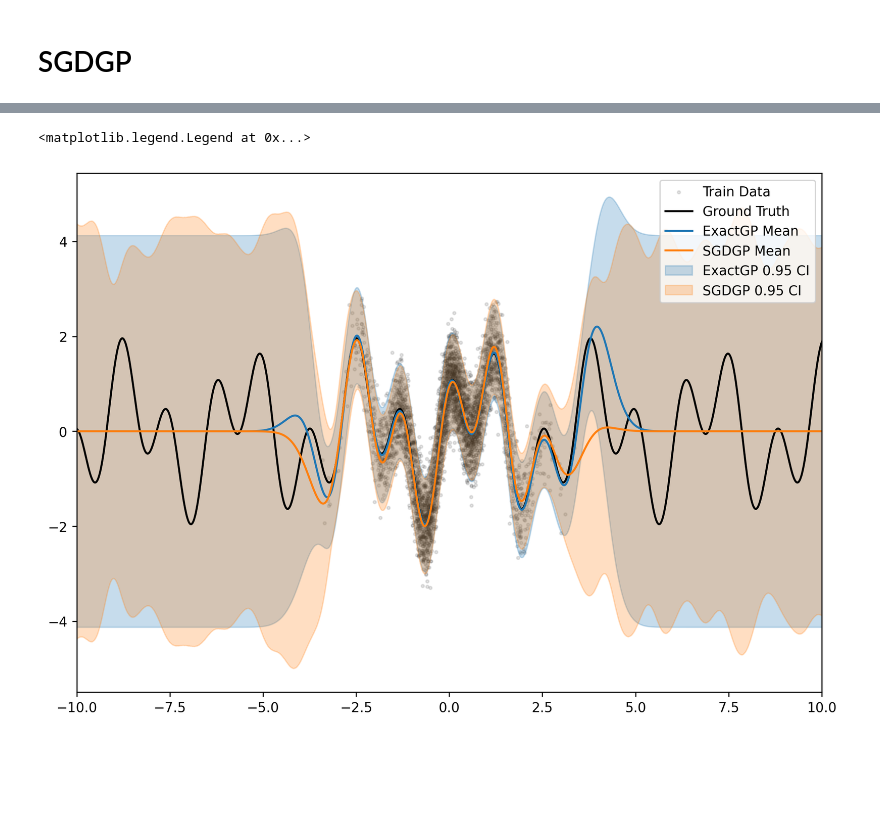
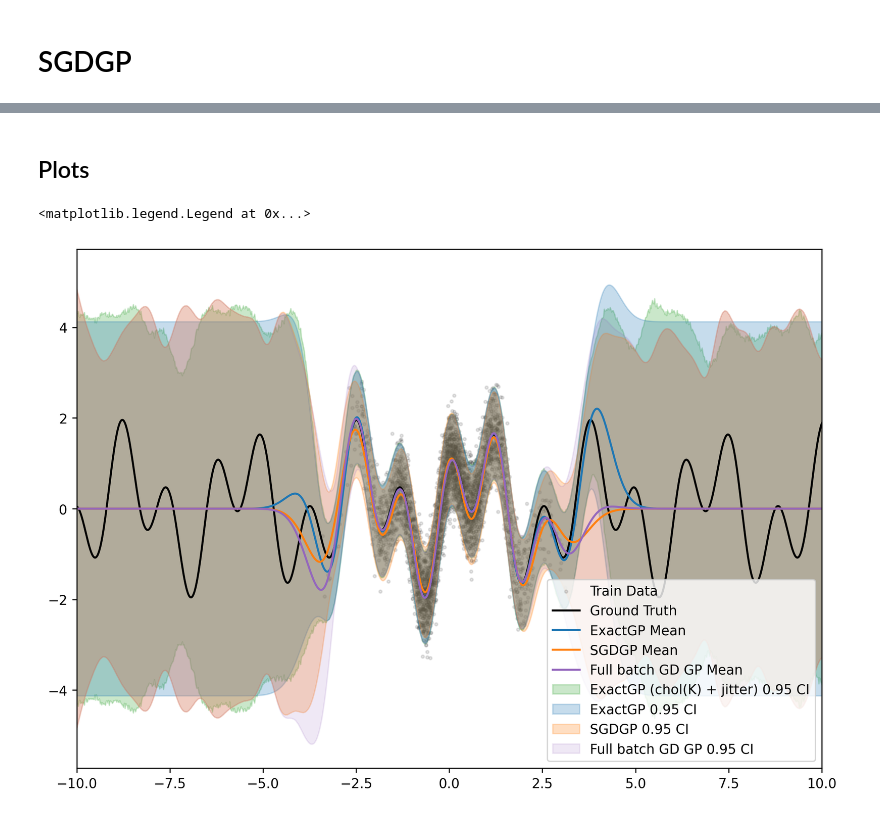
Before and after one commit to cambridge-mlg/sgd-gp, a Jupyter notebook: scalable_gps/notebooks/toy_demo_variances.ipynb, the cells around one changed output, grey strips where cells are left out. Saved outputs shown, nothing was run; the diff lists cells and outputs as text; code cells hidden in the pictures; blank space fills up the shorter version.

```diff
--- a/scalable_gps/notebooks/toy_demo_variances.ipynb
+++ b/scalable_gps/notebooks/toy_demo_variances.ipynb
@@ -135,7 +201,7 @@ config.sampling_config.learning_rate = 1e-4
 config.sampling_config.momentum = 0.9
 config.sampling_config.polyak = 1e-1
 config.sampling_config.iterations = int(1e4)
-config.sampling_config.batch_size = 20
+config.sampling_config.batch_size = 5000
 config.sampling_config.eval_every = 100
 config.sampling_config.n_features_prior_sample = 2000
 config.sampling_config.n_features_optim = 100
@@ -143,26 +209,18 @@ config.sampling_config.recompute_features = True
 config.sampling_config.loss_objective = 2
 config.sampling_config.n_samples = 25
 
-# zero_mean_samples, alpha_samples = sgd_gp.compute_zero_mean_samples(
-#     sampling_key,
-#     n_samples=25,
-#     train_ds=data_train,
-#     test_ds=data_test,
-#     config=config.sampling_config,
-#     metrics=[],
-#     use_rff=True,
-#     compare_exact=False
-# )
-
-zero_mean_samples, alpha_samples = sgd_gp.vmapped_compute_samples(
+zero_mean_samples, alpha_samples = gd_gp.compute_posterior_samples(
                                         sampling_key,
+                                        n_samples=config.sampling_config.n_samples,
                                         train_ds=data_train,
                                         test_ds=data_test,
                                         config=config.sampling_config,
                                         use_rff=True,
+                                        n_features=config.sampling_config.n_features_prior_sample,
                                     )
-sgd_pred_var_samples = sgd_gp.predictive_variance_samples(zero_mean_samples) + noise_scale ** 2
-sgd_pred_std_samples = jnp.sqrt(sgd_pred_var_samples)
+
+gd_pred_var_samples = gd_gp.predictive_variance_samples(zero_mean_samples) + noise_scale ** 2
+gd_pred_std_samples = jnp.sqrt(gd_pred_var_samples)
 
 print(f'zero_mean_samples : {zero_mean_samples.shape}')
 print(f'alpha_samples : {alpha_samples.shape}')
@@ -239,40 +231,42 @@ NameError: name 'gd_gp' is not defined
+# %% [markdown]
+## Plots
 # %%
 plt.figure(dpi=250, figsize=[10, 7])
 
 import numpy as np
 
 exact_pred_mean = np.array(exact_pred_mean)
 sgd_pred_mean = np.array(sgd_pred_mean)
 
 exact_pred_std = np.array(exact_pred_std)
 sgd_pred_std_samples = np.array(sgd_pred_std_samples)
 
 
 plt.scatter(data_train.x, data_train.y, 5, label='Train Data', alpha=0.1, color='k')
 plt.plot(data_test.x, data_test.y, alpha=1., color='k', label='Ground Truth')
 plt.plot(data_test.x, exact_pred_mean, color='tab:blue', label='ExactGP Mean')
 plt.plot(data_test.x, sgd_pred_mean, label='SGDGP Mean', color='tab:orange')
-# plt.plot(data_test.x, gd_pred_mean, label='Full batch GD GP Mean', color='tab:purple')
-# plt.fill_between(data_test.x.squeeze(),
-#                  exact_pred_mean - 2 * exact_pred_std_samples,
-#                  exact_pred_mean + 2 * exact_pred_std_samples,
-#                  alpha=0.25,
-#                  color='tab:green',
-#                  label='ExactGP (chol(K) + jitter) 0.95 CI')
+plt.plot(data_test.x, gd_pred_mean, label='Full batch GD GP Mean', color='tab:purple')
+plt.fill_between(data_test.x.squeeze(),
+                 exact_pred_mean - 2 * exact_pred_std_samples,
+                 exact_pred_mean + 2 * exact_pred_std_samples,
+                 alpha=0.25,
+                 color='tab:green',
+                 label='ExactGP (chol(K) + jitter) 0.95 CI')
 plt.fill_between(data_test.x.squeeze(),
                  exact_pred_mean - 2 * exact_pred_std,
                  exact_pred_mean + 2 * exact_pred_std,
                  alpha=0.25, color='tab:blue', label='ExactGP 0.95 CI')
 plt.fill_between(data_test.x.squeeze(),
                  sgd_pred_mean - 2 * sgd_pred_std_samples,
                  sgd_pred_mean + 2 * sgd_pred_std_samples,
                  alpha=0.25, color='tab:orange', label='SGDGP 0.95 CI')
-# plt.fill_between(data_test.x.squeeze(),
-#                  gd_pred_mean - 2 * gd_pred_std_samples,
-#                  gd_pred_mean + 2 * gd_pred_std_samples,
-#                  alpha=0.15, color='tab:purple', label='Full batch GD GP 0.95 CI')
+plt.fill_between(data_test.x.squeeze(),
+                 gd_pred_mean - 2 * gd_pred_std_samples,
+                 gd_pred_mean + 2 * gd_pred_std_samples,
+                 alpha=0.15, color='tab:purple', label='Full batch GD GP 0.95 CI')
 plt.xlim([-10, 10])
 plt.legend()
 # %% [output]
 <matplotlib.legend.Legend at 0x...>
-[figure, old version]
+[figure, new version]
```
Also changed, not shown: parts of 8 cells of this notebook, 7 other files.
